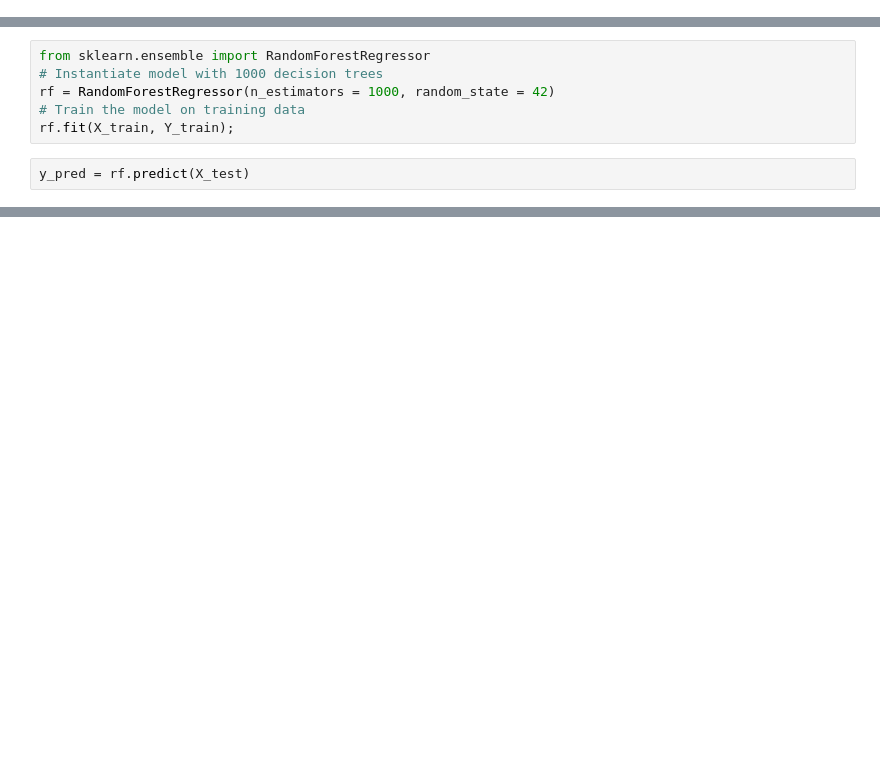
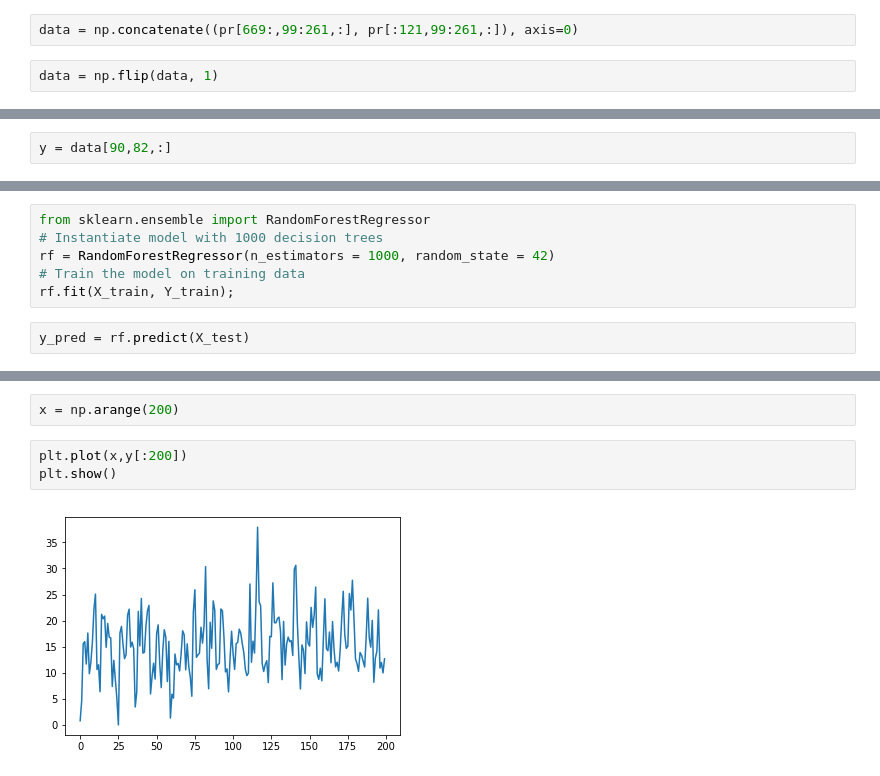
Before and after one commit to alchemist5617/Climate-Network, a Jupyter notebook: Monthly Precipitation Prediction.ipynb, the cells around one changed output, grey strips where cells are left out. Saved outputs shown, nothing was run; the diff lists cells and outputs as text; blank space fills up the shorter version.

```diff
--- a/Monthly Precipitation Prediction.ipynb
+++ b/Monthly Precipitation Prediction.ipynb
@@ -9,0 +20,4 @@ from netCDF4 import Dataset
+# %%
+data = np.concatenate((pr[669:,99:261,:], pr[:121,99:261,:]), axis=0)
+# %%
+data = np.flip(data, 1)
@@ -67 +80,3 @@ y = pr[18,14,:]
+# %%
+y = data[90,82,:]
 # %%
@@ -123,0 +153,7 @@ mean_squared_error(Y_test,y_pred)
+# %%
+x = np.arange(200)
+# %%
+plt.plot(x,y[:200])
+plt.show()
+# %% [output]
+[figure, added]
```
Also changed, not shown: parts of 29 cells of this notebook.
